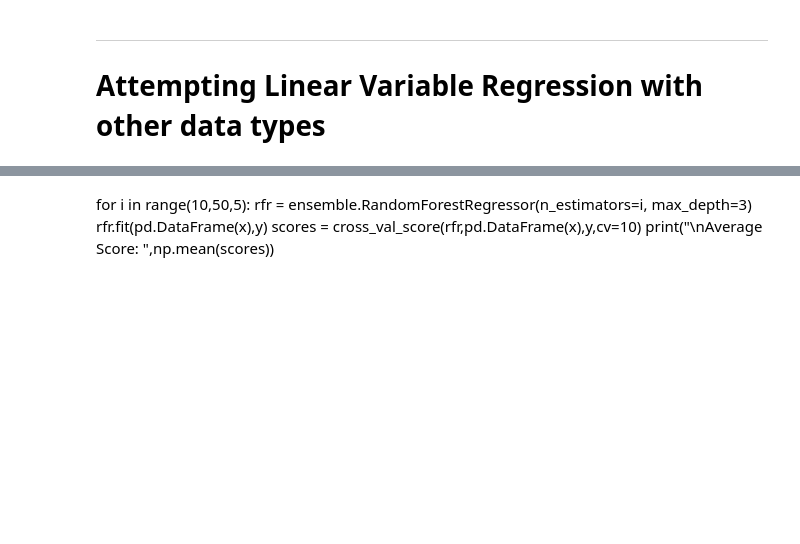
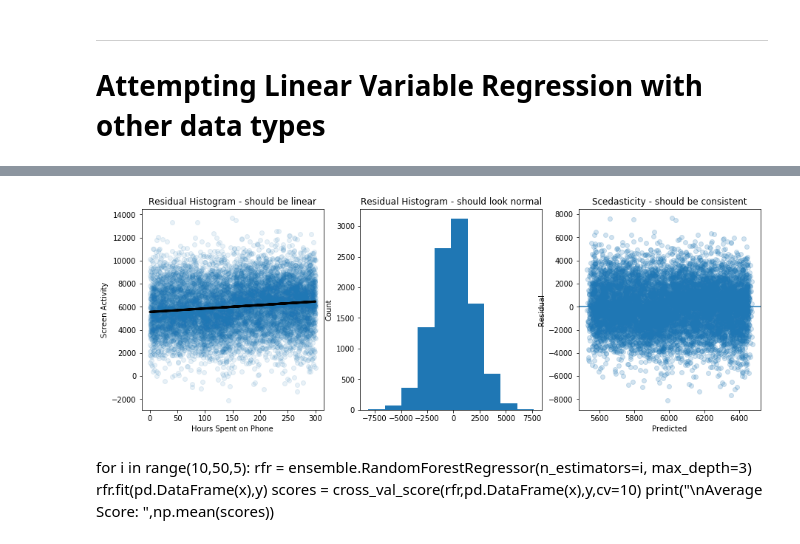
Before and after one commit to conditg/predicting-disruption, a Jupyter notebook: working-notebook.ipynb, the cells around one changed output, grey strips where cells are left out. Cells and saved outputs as stored; diff of their text form; code cells hidden in the pictures; blank space fills up the shorter version.

```diff
--- a/working-notebook.ipynb
+++ b/working-notebook.ipynb
@@ -839,0 +924,19 @@ KNN, Random Forest, and Gradient boosted regressors don't necessarily improve on
+# %%
+#sklearn
+x = normal.df['picsPerMonth']
+y = normal.df['hoursSpent']
+regr.fit(pd.DataFrame(x),y)
+scores = cross_val_score(regr,pd.DataFrame(x),y,cv=10)
+print("Fold Scores: ",scores)
+print("\nAverage Score: ",np.mean(scores))
+print('\nCoefficients:', regr.coef_)
+print('\nIntercept: \n', regr.intercept_)
+print('\n','-'*40)
+
+#statsmodels
+
+linear_formula = 'hoursSpent ~ screenActions'
+
+# Fit the model to our data using the formula.
+lm = smf.ols(formula=linear_formula, data=normal.df).fit()
+lm.summary()
@@ -840,3 +976,28 @@ KNN, Random Forest, and Gradient boosted regressors don't necessarily improve on
+# %%
+#Let's check how our output looks:
+pred = cross_val_predict(regr,pd.DataFrame(x),y,cv=10)
+residual = y - pred
+
+plt.figure(figsize=[15,5])
+plt.subplot(131)
+plt.scatter(x,y, alpha=.1)
+plt.plot(x, regr.predict(pd.DataFrame(x)), color='black', linewidth=3)
+plt.title('Residual Histogram - should be linear')
+plt.xlabel('Hours Spent on Phone')
+plt.ylabel('Screen Activity')
+plt.subplot(132)
+plt.hist(residual)
+plt.title('Residual Histogram - should look normal')
+plt.ylabel('Count')
+plt.subplot(133)
+plt.scatter(pred, residual, alpha=.2)
+plt.xlabel('Predicted')
+plt.ylabel('Residual')
+plt.axhline(y=0)
+plt.title('Scedasticity - should be consistent')
+plt.show()
+# %% [output]
+[figure, added]
 # %% [markdown]
 for i in range(10,50,5):
     rfr = ensemble.RandomForestRegressor(n_estimators=i, max_depth=3)
```
Also changed, not shown: parts of 24 cells of this notebook.
